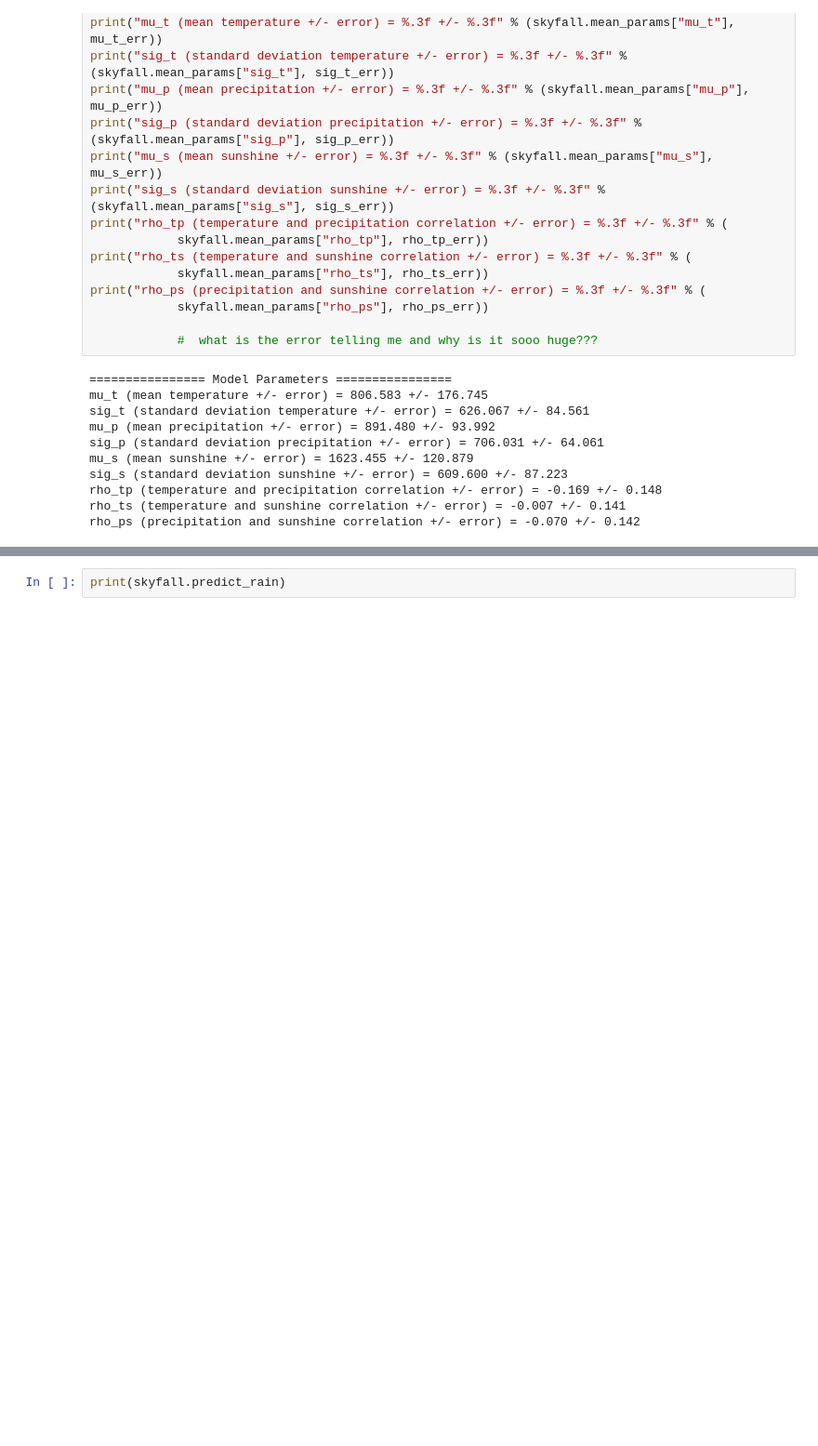
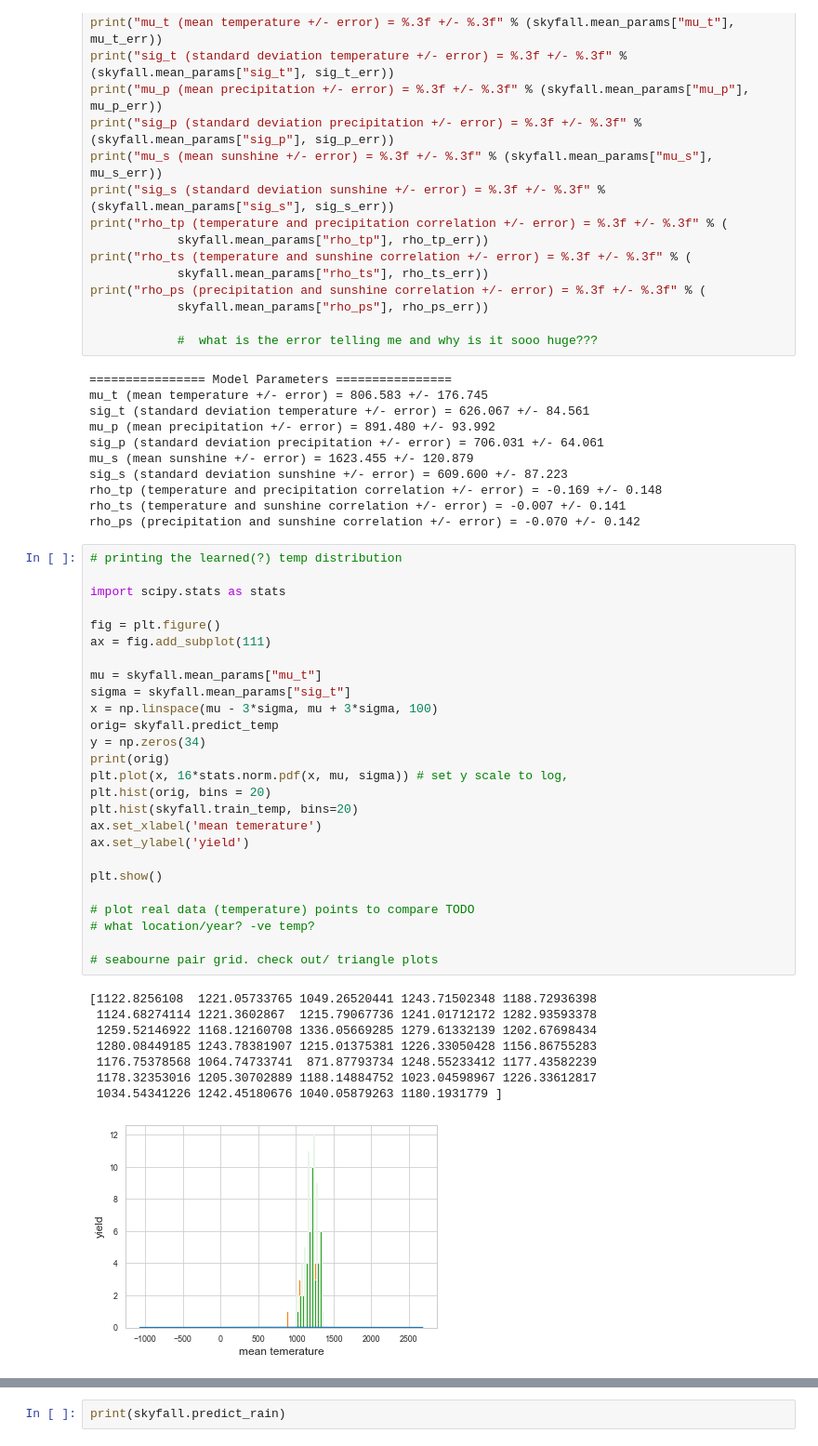
Before and after one commit to WillJRoper/SimFarm2030, a Jupyter notebook: notebooks/anisa_plots_aug21-2.ipynb, the cells around one changed output, grey strips where cells are left out. Shown at 93% size. Saved outputs shown, nothing was run; the diff lists cells and outputs as text; blank space fills up the shorter version.

```diff
--- a/notebooks/anisa_plots_aug21-2.ipynb
+++ b/notebooks/anisa_plots_aug21-2.ipynb
@@ -309,4 +255,39 @@ sig_s (standard deviation sunshine +/- error) = 609.600 +/- 87.223
 rho_tp (temperature and precipitation correlation +/- error) = -0.169 +/- 0.148
 rho_ts (temperature and sunshine correlation +/- error) = -0.007 +/- 0.141
 rho_ps (precipitation and sunshine correlation +/- error) = -0.070 +/- 0.142
+# %%
+# printing the learned(?) temp distribution
+
+import scipy.stats as stats
+
+fig = plt.figure()
+ax = fig.add_subplot(111)
+
+mu = skyfall.mean_params["mu_t"]
+sigma = skyfall.mean_params["sig_t"]
+x = np.linspace(mu - 3*sigma, mu + 3*sigma, 100)
+orig= skyfall.predict_temp
+y = np.zeros(34)
+print(orig)
+plt.plot(x, 16*stats.norm.pdf(x, mu, sigma)) # set y scale to log,
+plt.hist(orig, bins = 20)
+plt.hist(skyfall.train_temp, bins=20)
+ax.set_xlabel('mean temerature')
+ax.set_ylabel('yield')
+
+plt.show()
+
+# plot real data (temperature) points to compare TODO
+# what location/year? -ve temp?
+
+# seabourne pair grid. check out/ triangle plots
+# %% [output]
+[1122.8256108  1221.05733765 1049.26520441 1243.71502348 1188.72936398
+ 1124.68274114 1221.3602867  1215.79067736 1241.01712172 1282.93593378
+ 1259.52146922 1168.12160708 1336.05669285 1279.61332139 1202.67698434
+ 1280.08449185 1243.78381907 1215.01375381 1226.33050428 1156.86755283
+ 1176.75378568 1064.74733741  871.87793734 1248.55233412 1177.43582239
+ 1178.32353016 1205.30702889 1188.14884752 1023.04598967 1226.33612817
+ 1034.54341226 1242.45180676 1040.05879263 1180.1931779 ]
+[figure, added]
 # %%
```
Also changed, not shown: parts of 25 cells of this notebook, 1 other file.
